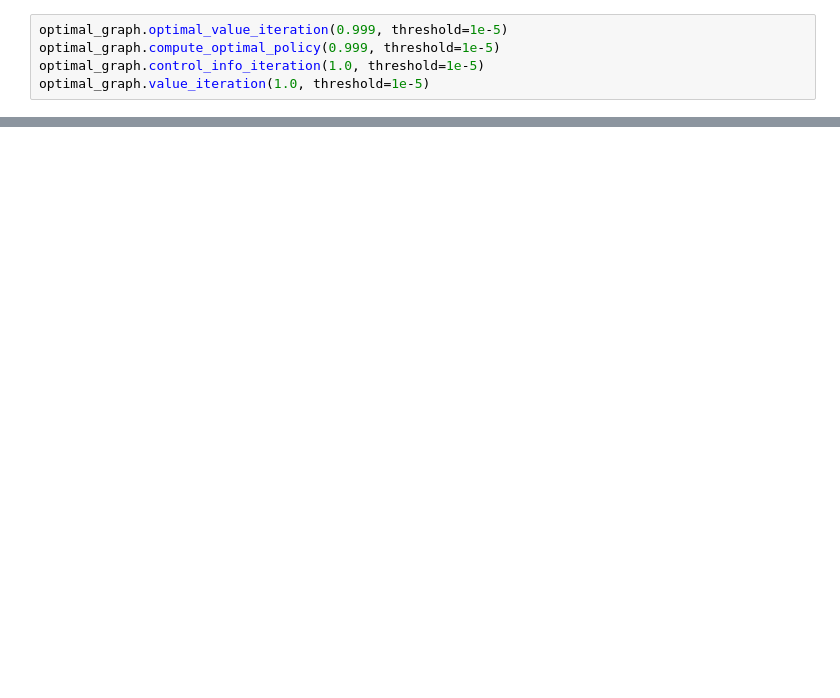
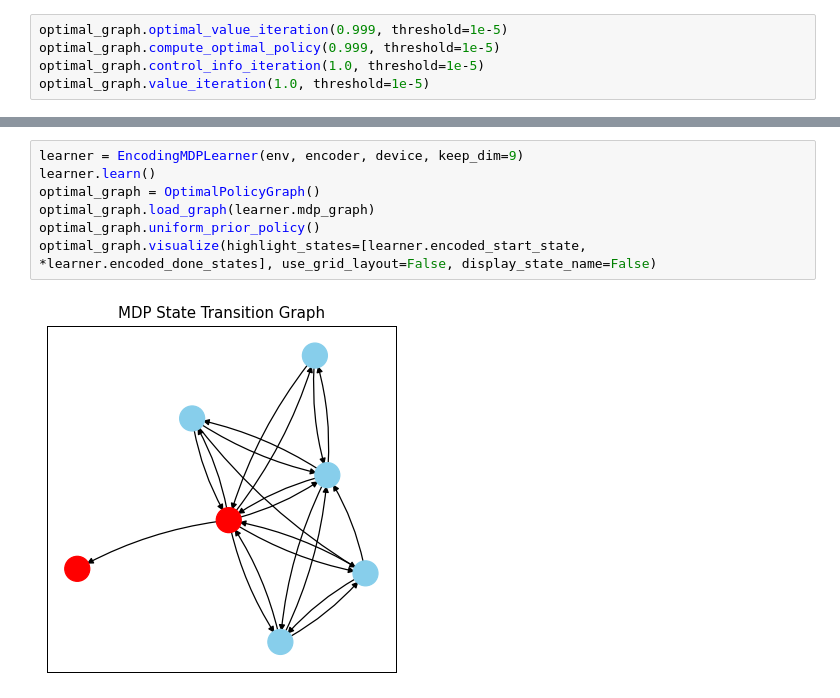
Before and after one commit to MBTMBTMBT/mini-grid-curriculum, a Jupyter notebook: mdp_learner.ipynb, the cells around one changed output, grey strips where cells are left out. Saved outputs shown, nothing was run; the diff lists cells and outputs as text; blank space fills up the shorter version.

```diff
--- a/mdp_learner.ipynb
+++ b/mdp_learner.ipynb
@@ -88,0 +89,9 @@ optimal_graph.visualize(highlight_states=[learner.encoded_start_state, *learner.
+# %%
+learner = EncodingMDPLearner(env, encoder, device, keep_dim=9)
+learner.learn()
+optimal_graph = OptimalPolicyGraph()
+optimal_graph.load_graph(learner.mdp_graph)
+optimal_graph.uniform_prior_policy()
+optimal_graph.visualize(highlight_states=[learner.encoded_start_state, *learner.encoded_done_states], use_grid_layout=False, display_state_name=False)
+# %% [output]
+[figure, added]
```
Also changed, not shown: parts of 12 cells of this notebook, 2 other files.
